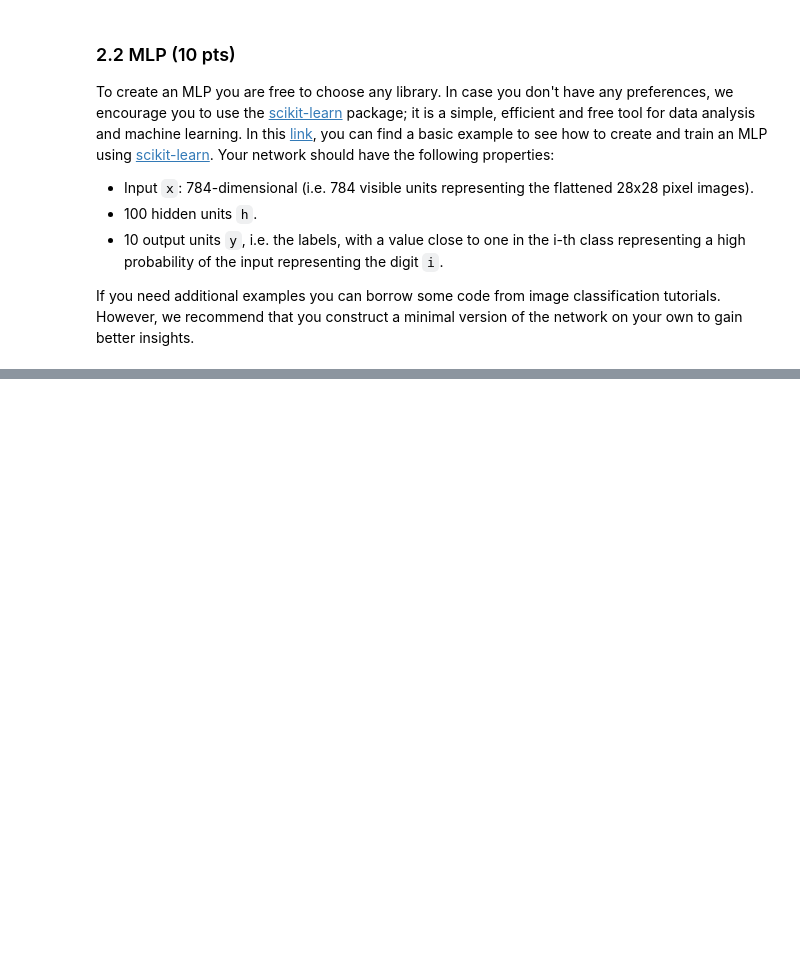
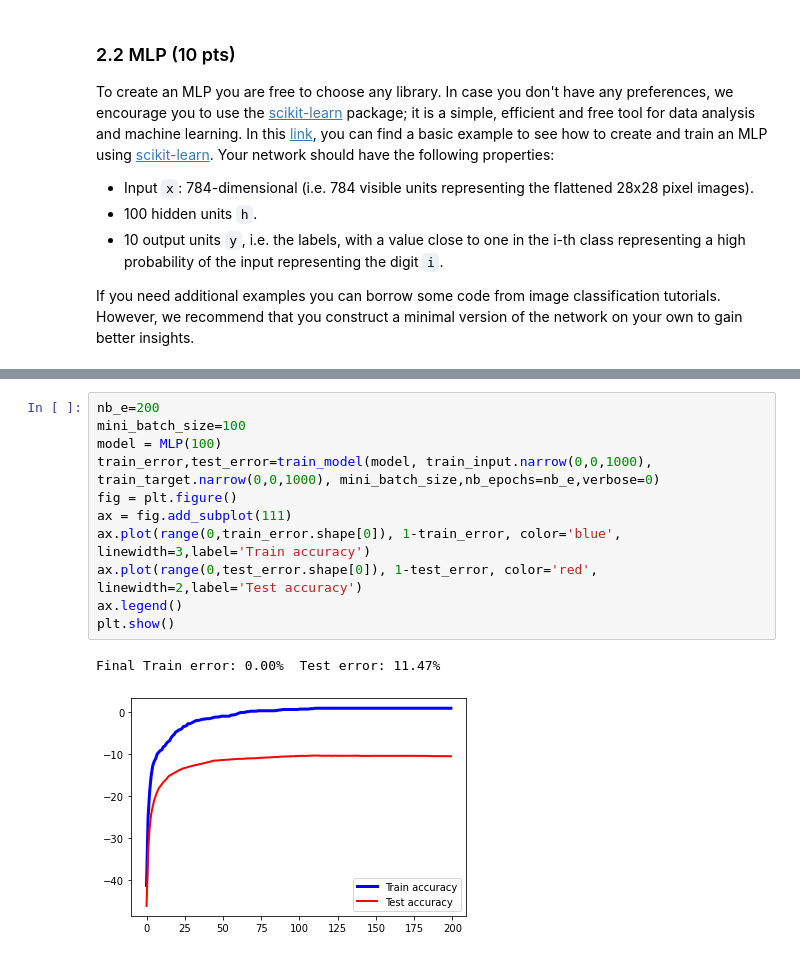
Before and after one commit to aamoros8/IAPR_EPFL, a Jupyter notebook: labs/lab_03_classification.ipynb, the cells around one changed output, grey strips where cells are left out. Cells and saved outputs as stored; diff of their text form; blank space fills up the shorter version.

```diff
--- a/labs/lab_03_classification.ipynb
+++ b/labs/lab_03_classification.ipynb
@@ -264,0 +342,14 @@ SyntaxError: invalid syntax (<ipython-input-28-8f96e1c83acc>, line 4)
+# %%
+nb_e=200
+mini_batch_size=100
+model = MLP(100)
+train_error,test_error=train_model(model, train_input.narrow(0,0,1000), train_target.narrow(0,0,1000), mini_batch_size,nb_epochs=nb_e,verbose=0)
+fig = plt.figure()
+ax = fig.add_subplot(111)
+ax.plot(range(0,train_error.shape[0]), 1-train_error, color='blue', linewidth=3,label='Train accuracy')
+ax.plot(range(0,test_error.shape[0]), 1-test_error, color='red', linewidth=2,label='Test accuracy')
+ax.legend()
+plt.show()
+# %% [output]
+Final Train error: 0.00%  Test error: 11.47%
+[figure, added]
```
Also changed, not shown: parts of 8 cells of this notebook, 1 other file.
